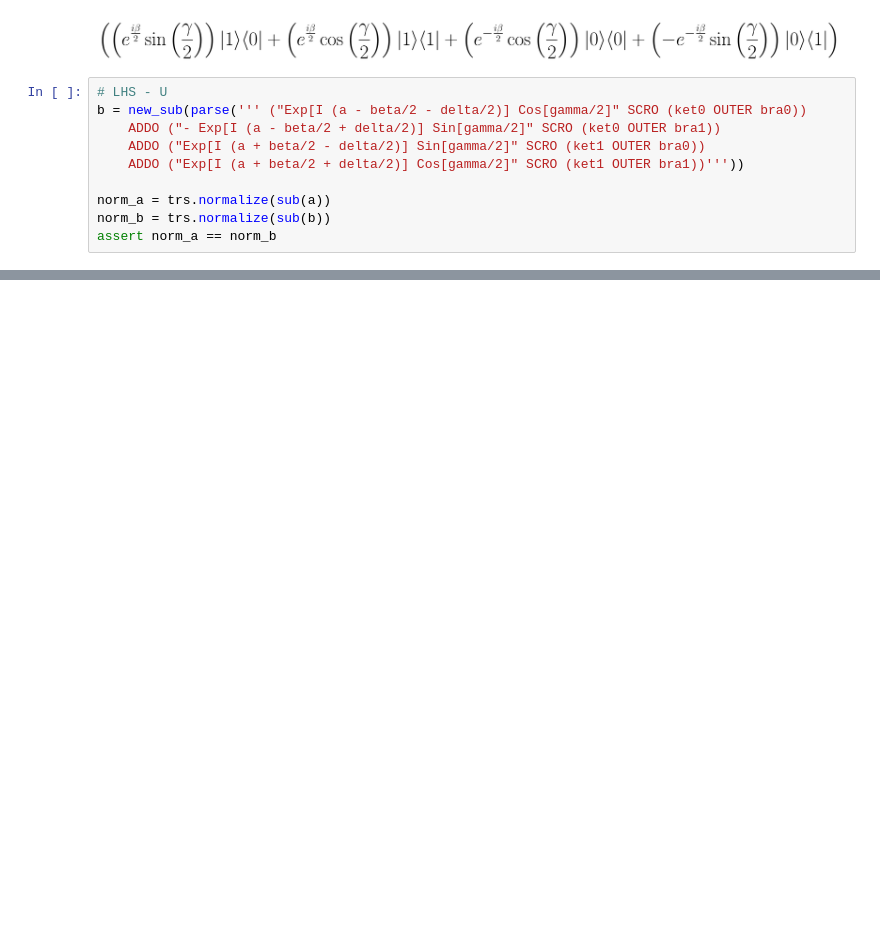
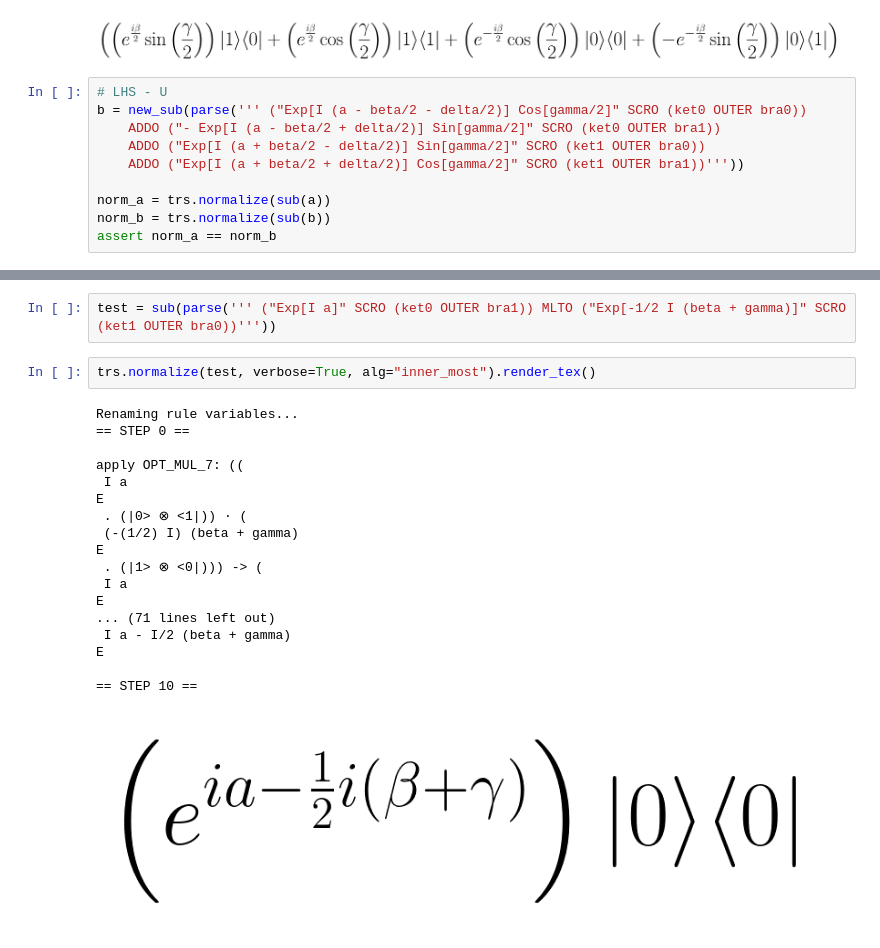
Before and after one commit to LucianoXu/28-Dirac3, a Jupyter notebook: test.ipynb, the cells around one changed output, grey strips where cells are left out. Cells and saved outputs as stored; diff of their text form; blank space fills up the shorter version.

```diff
--- a/test.ipynb
+++ b/test.ipynb
@@ -77,0 +137,23 @@ assert norm_a == norm_b
+# %%
+test = sub(parse(''' ("Exp[I a]" SCRO (ket0 OUTER bra1)) MLTO ("Exp[-1/2 I (beta + gamma)]" SCRO (ket1 OUTER bra0))'''))
+# %%
+trs.normalize(test, verbose=True, alg="inner_most").render_tex()
+# %% [output]
+Renaming rule variables...
+== STEP 0 ==
+
+apply OPT_MUL_7: ((
+ I a
+E
+ . (|0> ⊗ <1|)) · (
+ (-(1/2) I) (beta + gamma)
+E
+ . (|1> ⊗ <0|))) -> (
+ I a
+E
+... (71 lines left out)
+ I a - I/2 (beta + gamma)
+E
+
+== STEP 10 ==
+[figure, added]
```
Also changed, not shown: parts of 12 cells of this notebook, 7 other files.
